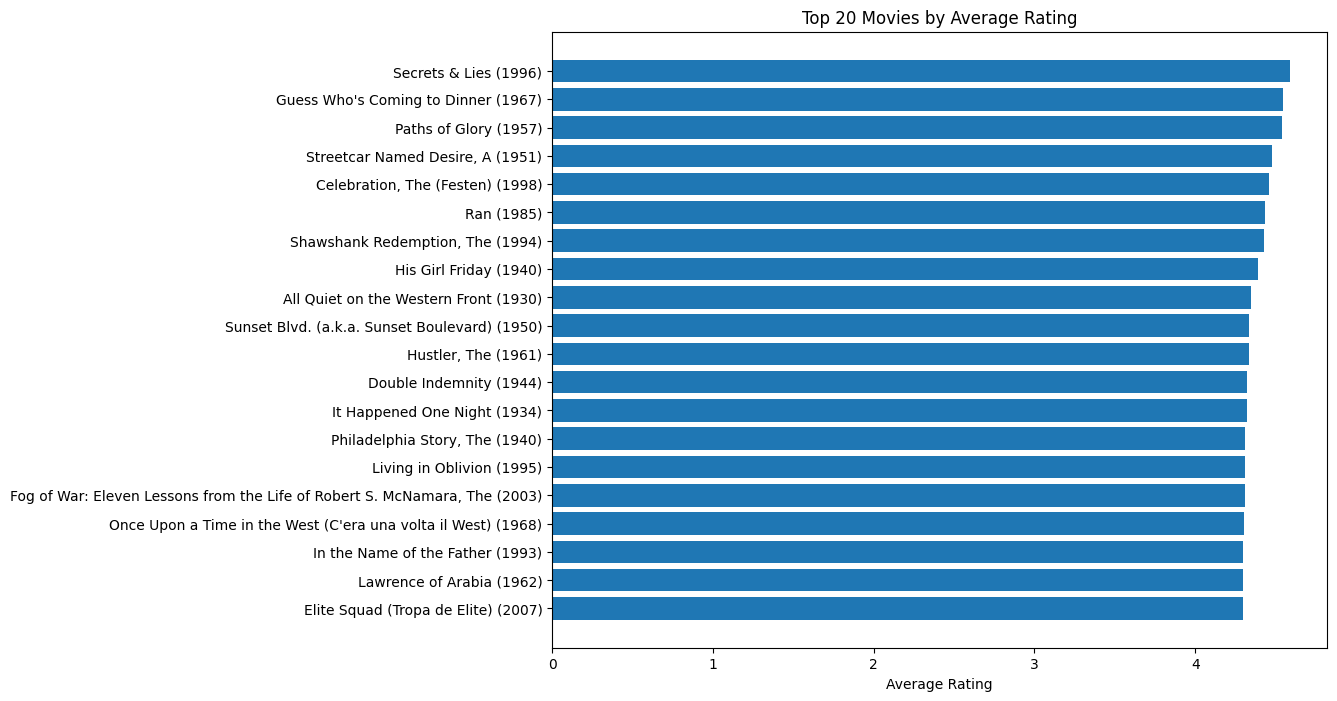
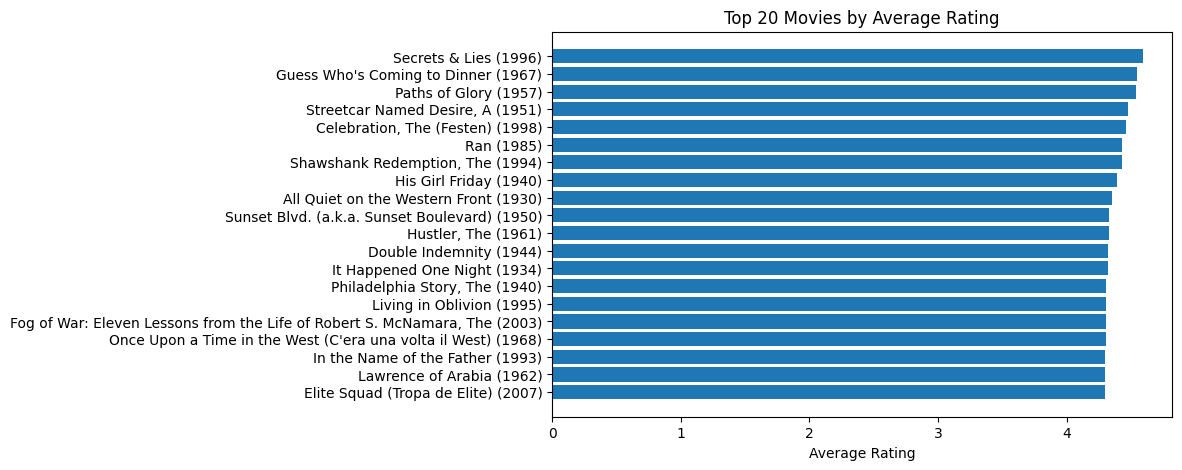
The change to this notebook cell's code, shown as a diff; its figure went from the first image to the second:
--- before
+++ after
@@ -6,5 +6,5 @@
 .head(20))
 
-plt.figure(figsize=(10, 8))
+plt.figure(figsize=(8, 5))
 plt.barh(top20_movies['title'], top20_movies['avg_rating'])
 plt.xlabel('Average Rating')

Commit: Created using Colab